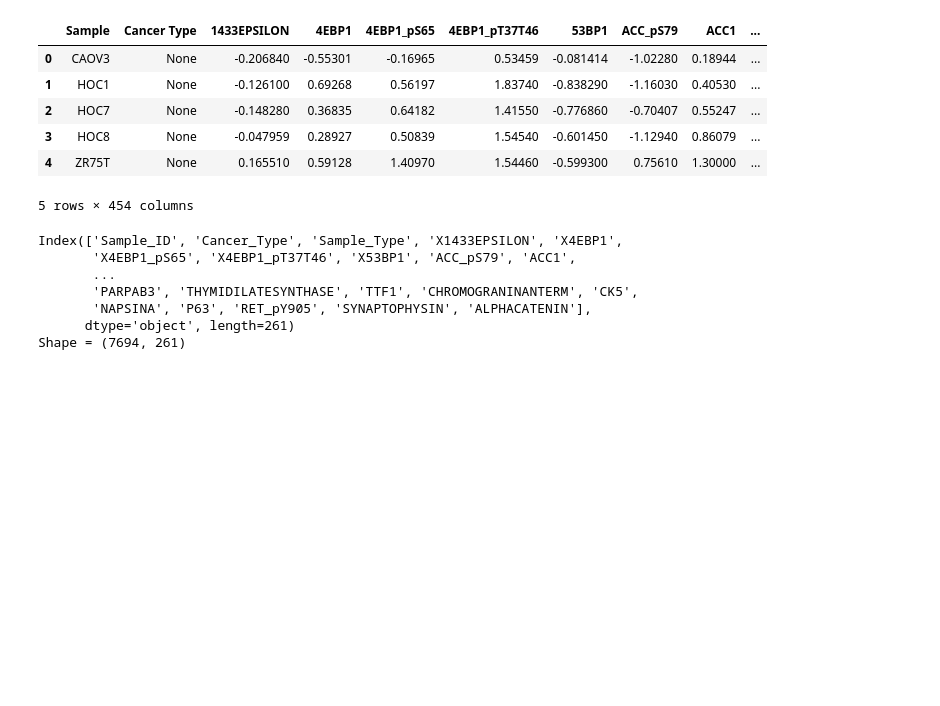
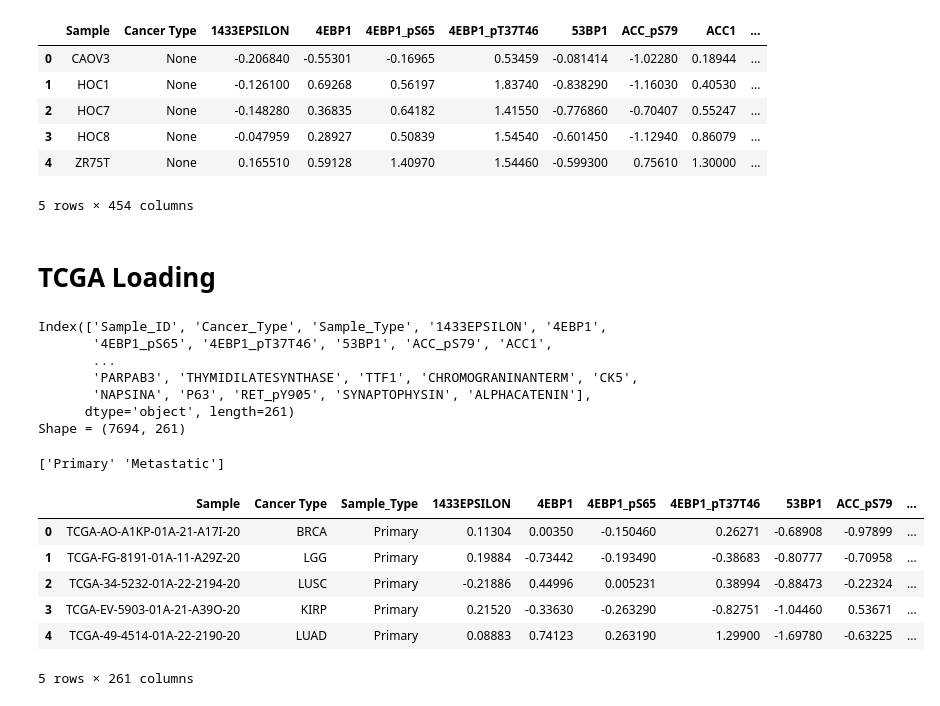
Before and after one commit to Albertykeyboard/Portfolio, a Jupyter notebook: TNBC Analysis and ML/Formatting Playground.ipynb, the cells around one changed output. Saved outputs shown, nothing was run; the diff lists cells and outputs as text; code cells hidden in the pictures; blank space fills up the shorter version.

```diff
--- a/TNBC Analysis and ML/Formatting Playground.ipynb
+++ b/TNBC Analysis and ML/Formatting Playground.ipynb
@@ -89,11 +83,27 @@ TCGA = pd.read_csv('Raw Data\TCGA-PANCAN32-L4.csv')
+# %% [markdown]
+# TCGA Loading
 # %%
+TCGA = pd.read_csv('Edit Data\Edit_TCGA-PANCAN32.csv')
 print (TCGA.columns)
 print ('Shape =', TCGA.shape)
 # %% [output]
-Index(['Sample_ID', 'Cancer_Type', 'Sample_Type', 'X1433EPSILON', 'X4EBP1',
-       'X4EBP1_pS65', 'X4EBP1_pT37T46', 'X53BP1', 'ACC_pS79', 'ACC1',
+Index(['Sample_ID', 'Cancer_Type', 'Sample_Type', '1433EPSILON', '4EBP1',
+       '4EBP1_pS65', '4EBP1_pT37T46', '53BP1', 'ACC_pS79', 'ACC1',
        ...
        'PARPAB3', 'THYMIDILATESYNTHASE', 'TTF1', 'CHROMOGRANINANTERM', 'CK5',
        'NAPSINA', 'P63', 'RET_pY905', 'SYNAPTOPHYSIN', 'ALPHACATENIN'],
       dtype='object', length=261)
 Shape = (7694, 261)
+# %%
+print (TCGA['Sample_Type'].unique())
+TCGA.rename(columns = {'Sample_ID' : 'Sample', 'Cancer_Type' : 'Cancer Type'}, inplace = True) #rename Sample_Name to Sample
+TCGA.head()
+# %% [output]
+['Primary' 'Metastatic']
+|  | Sample | Cancer Type | Sample_Type | 1433EPSILON | 4EBP1 | 4EBP1_pS65 | 4EBP1_pT37T46 | 53BP1 | ACC_pS79 | ... |
+| 0 | TCGA-AO-A1KP-01A-21-A17I-20 | BRCA | Primary | 0.11304 | 0.00350 | -0.150460 | 0.26271 | -0.68908 | -0.97899 | ... |
+| 1 | TCGA-FG-8191-01A-11-A29Z-20 | LGG | Primary | 0.19884 | -0.73442 | -0.193490 | -0.38683 | -0.80777 | -0.70958 | ... |
+| 2 | TCGA-34-5232-01A-22-2194-20 | LUSC | Primary | -0.21886 | 0.44996 | 0.005231 | 0.38994 | -0.88473 | -0.22324 | ... |
+| 3 | TCGA-EV-5903-01A-21-A39O-20 | KIRP | Primary | 0.21520 | -0.33630 | -0.263290 | -0.82751 | -1.04460 | 0.53671 | ... |
+| 4 | TCGA-49-4514-01A-22-2190-20 | LUAD | Primary | 0.08883 | 0.74123 | 0.263190 | 1.29900 | -1.69780 | -0.63225 | ... |
+5 rows × 261 columns
```
Also changed, not shown: parts of 17 cells of this notebook, 1 other file.
